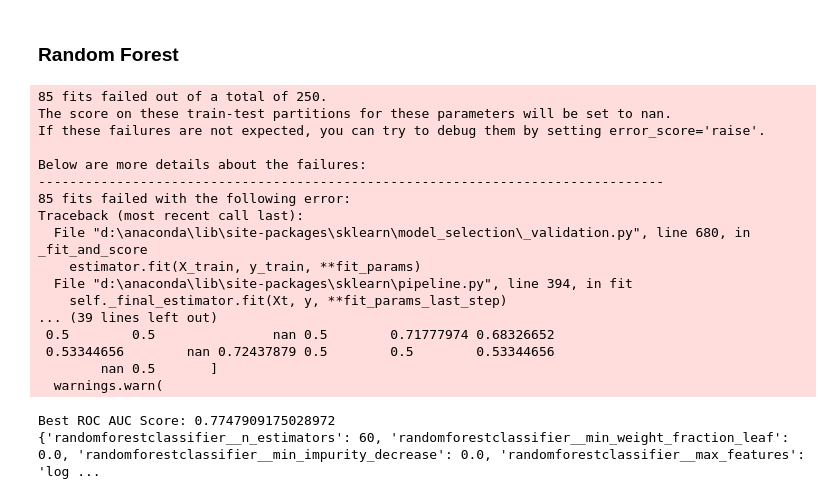
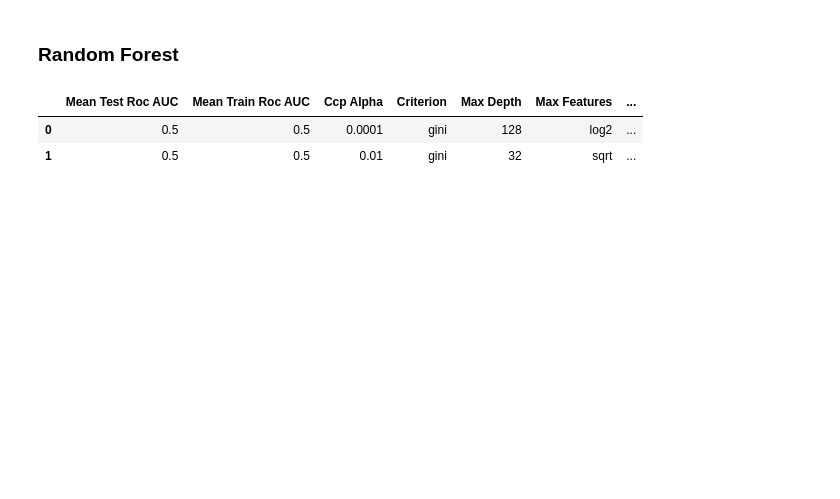
Before and after one commit to lucasdetoledo4/ML-UFSC, a Jupyter notebook: fraud_detection_V1.ipynb, the cells around one changed output. Drawn from its saved outputs; the diff is of its cells as text; code cells hidden in the pictures; blank space fills up the shorter version.

```diff
--- a/fraud_detection_V1.ipynb
+++ b/fraud_detection_V1.ipynb
@@ -404,38 +412,20 @@ Best ROC AUC Score: 0.7119537514913444
 ### Random Forest
 # %%
 param_grid = {
-            'randomforestclassifier__ccp_alpha': np.logspace(1e-4, 5e-2, 10),
-            'randomforestclassifier__class_weight': ['balanced'],
-            'randomforestclassifier__n_estimators': np.arange(10, 501, 50),
+            'randomforestclassifier__ccp_alpha': np.logspace(-4, -2, 5),
             'randomforestclassifier__criterion': ['entropy', 'gini'],
-            'randomforestclassifier__max_depth': np.arange(5, 25),
+            'randomforestclassifier__max_depth': np.logspace(3, 7, num=5, base=2).astype(int),
             'randomforestclassifier__max_features': ['sqrt', 'log2'],
             'randomforestclassifier__min_impurity_decrease': [0.0, 0.1],
-            #'randomforestclassifier__min_samples_leaf': 1,
-            #'randomforestclassifier__min_samples_split': 2,
-            'randomforestclassifier__min_weight_fraction_leaf': [0.0, 0.1, 0.2, 0.3, 0.4, 0.5]}
+            'randomforestclassifier__min_samples_leaf': np.logspace(-5, -2, num=4),
+            'randomforestclassifier__min_samples_split': np.logspace(-4, -2, num=4),
+            }
 
-rf_rs = randomized_search(RandomForestClassifier(class_weight='balanced', random_state=42),
+rf_rs = randomized_search(RandomForestClassifier(class_weight='balanced', random_state=42, n_estimators=100),
                                 param_grid,
                                 X_train_20,
                                 y_train_20)
 # %% [output]
-85 fits failed out of a total of 250.
-The score on these train-test partitions for these parameters will be set to nan.
-If these failures are not expected, you can try to debug them by setting error_score='raise'.
-
-Below are more details about the failures:
---------------------------------------------------------------------------------
-85 fits failed with the following error:
-Traceback (most recent call last):
-  File "d:\anaconda\lib\site-packages\sklearn\model_selection\_validation.py", line 680, in _fit_and_score
-    estimator.fit(X_train, y_train, **fit_params)
-  File "d:\anaconda\lib\site-packages\sklearn\pipeline.py", line 394, in fit
-    self._final_estimator.fit(Xt, y, **fit_params_last_step)
-... (39 lines left out)
- 0.5        0.5               nan 0.5        0.71777974 0.68326652
- 0.53344656        nan 0.72437879 0.5        0.5        0.53344656
-        nan 0.5       ]
-  warnings.warn(
-Best ROC AUC Score: 0.7747909175028972
-{'randomforestclassifier__n_estimators': 60, 'randomforestclassifier__min_weight_fraction_leaf': 0.0, 'randomforestclassifier__min_impurity_decrease': 0.0, 'randomforestclassifier__max_features': 'log ...
+|  | Mean Test Roc AUC | Mean Train Roc AUC | Ccp Alpha | Criterion | Max Depth | Max Features | ... |
+| 0 | 0.5 | 0.5 | 0.0001 | gini | 128 | log2 | ... |
+| 1 | 0.5 | 0.5 | 0.01 | gini | 32 | sqrt | ... |
```
Also changed, not shown: parts of 8 cells of this notebook.
